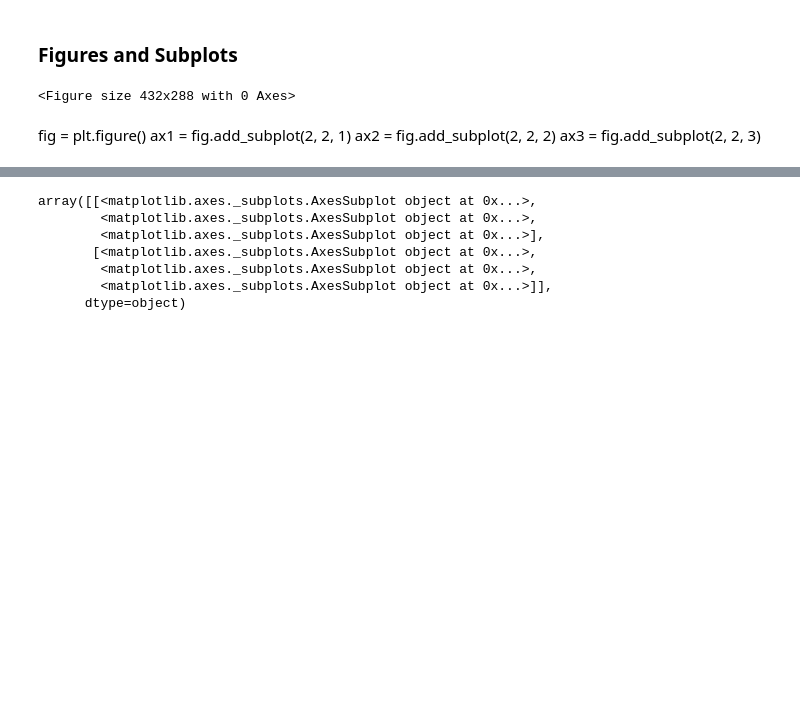
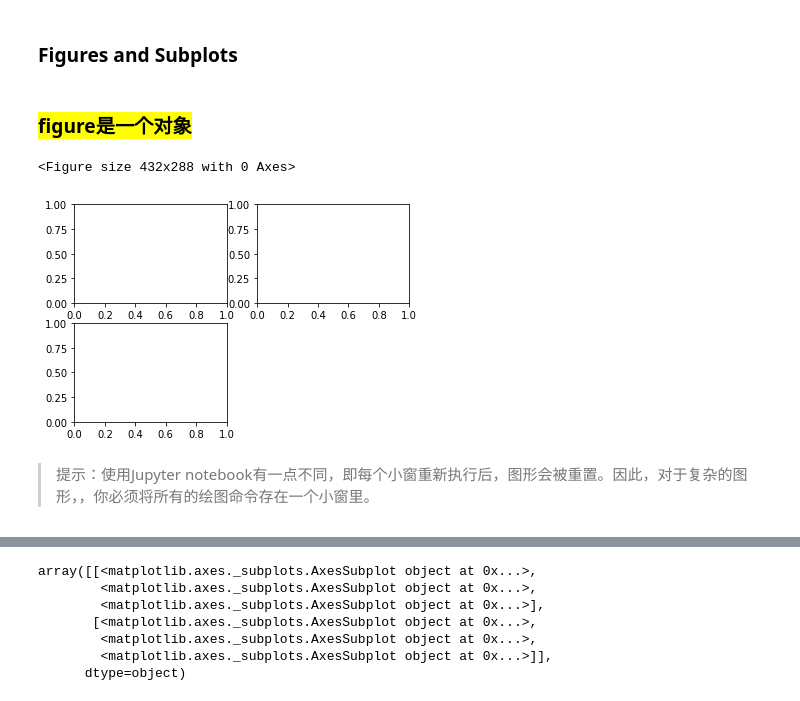
Before and after one commit to wesm/pydata-book, a Jupyter notebook: ch09.ipynb, the cells around one changed output, grey strips where cells are left out. Drawn from its saved outputs; the diff is of its cells as text; code cells hidden in the pictures; blank space fills up the shorter version.

```diff
--- a/ch09.ipynb
+++ b/ch09.ipynb
@@ -26,6 +28,8 @@ plt.plot(data)
 [figure]
 # %% [markdown]
 ### Figures and Subplots
+# %% [markdown]
+### <mark>figure是一个对象</mark>
 # %%
 fig = plt.figure()
 # %% [output]
@@ -35,11 +39,15 @@ ax1 = fig.add_subplot(2, 2, 1)
 # %%
 ax2 = fig.add_subplot(2, 2, 2)
 ax3 = fig.add_subplot(2, 2, 3)
-# %% [markdown]
-fig = plt.figure()
-ax1 = fig.add_subplot(2, 2, 1)
-ax2 = fig.add_subplot(2, 2, 2)
-ax3 = fig.add_subplot(2, 2, 3)
+# %%
+fig = plt.figure()
+ax1 = fig.add_subplot(2, 2, 1)
+ax2 = fig.add_subplot(2, 2, 2)
+ax3 = fig.add_subplot(2, 2, 3)
+# %% [output]
+[figure, added]
+# %% [markdown]
+> 提示：使用Jupyter notebook有一点不同，即每个小窗重新执行后，图形会被重置。因此，对于复杂的图形，，你必须将所有的绘图命令存在一个小窗里。
 # %%
 plt.plot(np.random.randn(50).cumsum(), 'k--')
 # %% [output]
```
Also changed, not shown: parts of 31 cells of this notebook.
